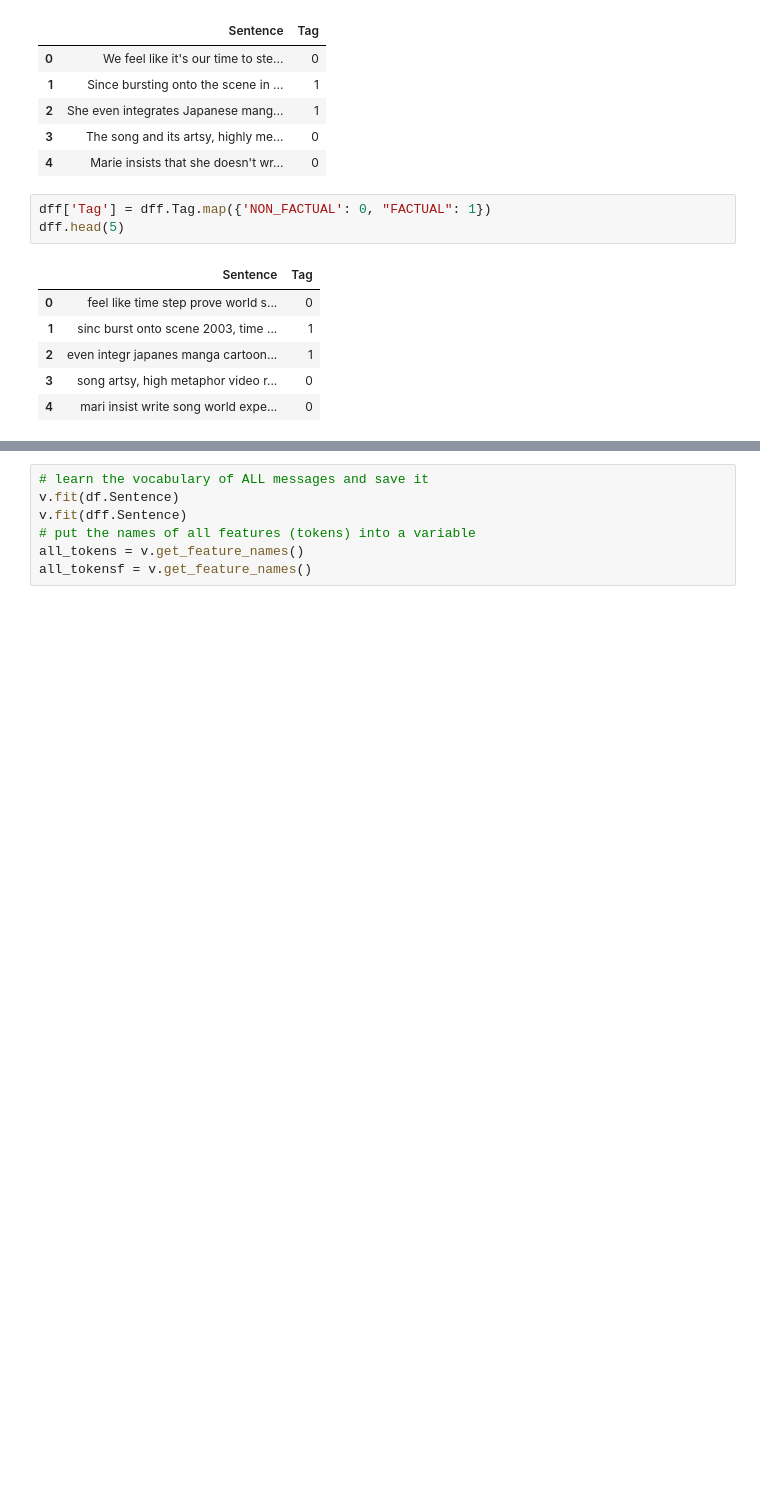
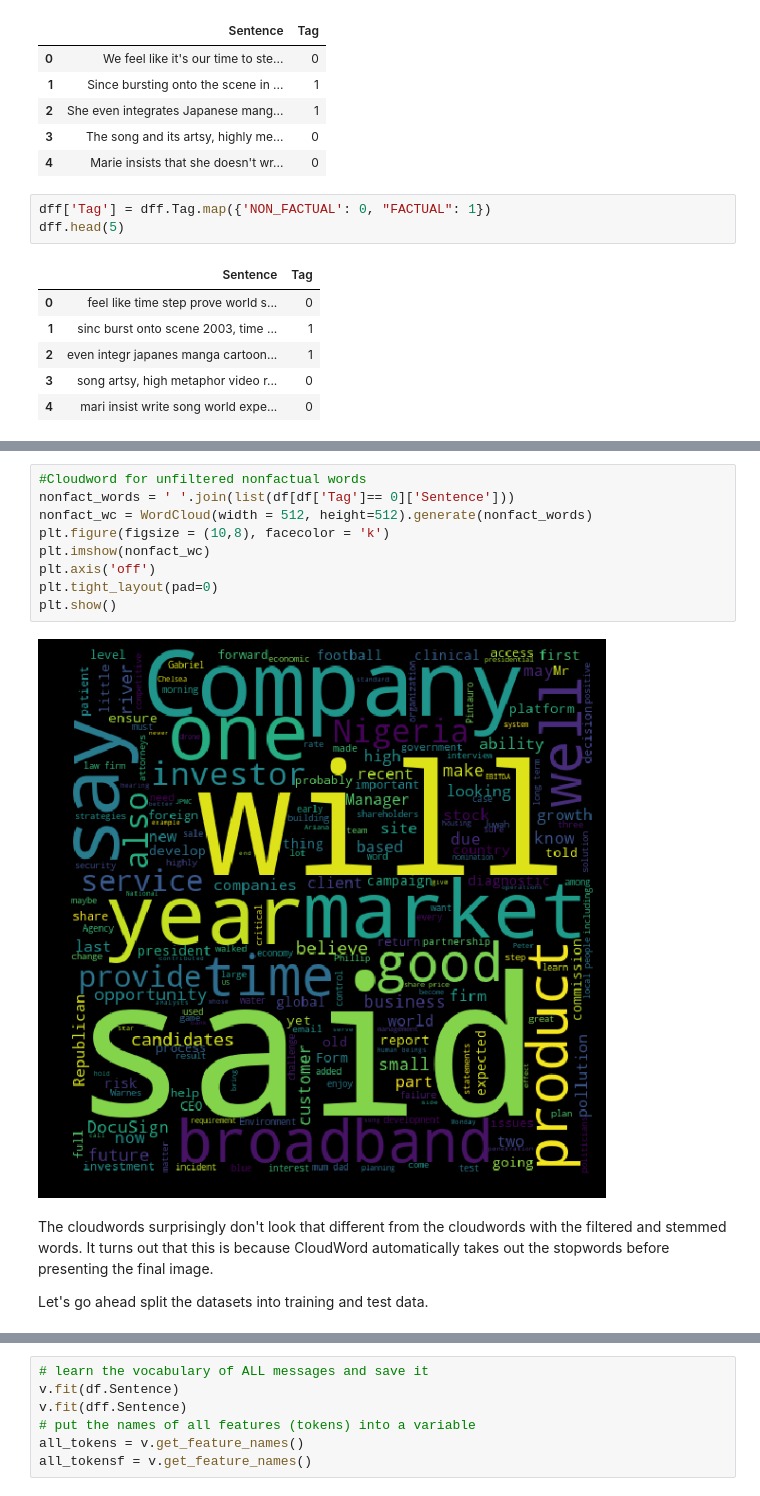
Before and after one commit to CarolineLiong/Fact-vs-Opinion-Articles, a Jupyter notebook: CSCI 183 Project .ipynb, the cells around one changed output, grey strips where cells are left out. Cells and saved outputs as stored; diff of their text form; blank space fills up the shorter version.

```diff
--- a/CSCI 183 Project .ipynb
+++ b/CSCI 183 Project .ipynb
@@ -455,0 +251,15 @@ factf = dff[dff.Tag==1]
+# %%
+#Cloudword for unfiltered nonfactual words
+nonfact_words = ' '.join(list(df[df['Tag']== 0]['Sentence']))
+nonfact_wc = WordCloud(width = 512, height=512).generate(nonfact_words)
+plt.figure(figsize = (10,8), facecolor = 'k')
+plt.imshow(nonfact_wc)
+plt.axis('off')
+plt.tight_layout(pad=0)
+plt.show()
+# %% [output]
+[figure, added]
+# %% [markdown]
+The cloudwords surprisingly don't look that different from the cloudwords with the filtered and stemmed words. It turns out that this is because CloudWord automatically takes out the stopwords before presenting the final image.
+
+Let's go ahead split the datasets into training and test data.
```
Also changed, not shown: parts of 108 cells of this notebook.
